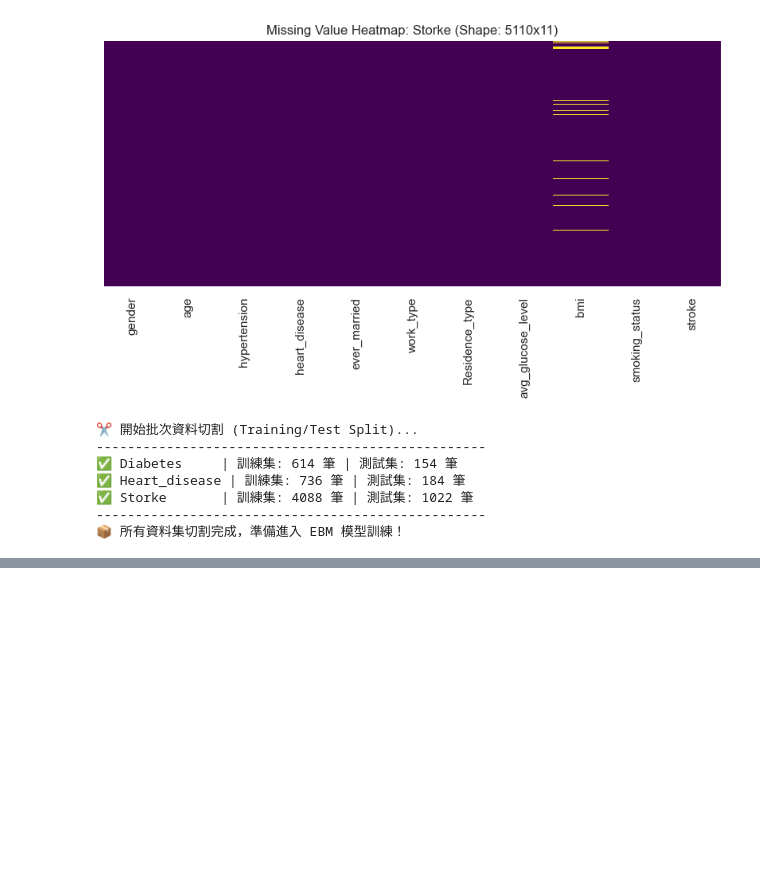
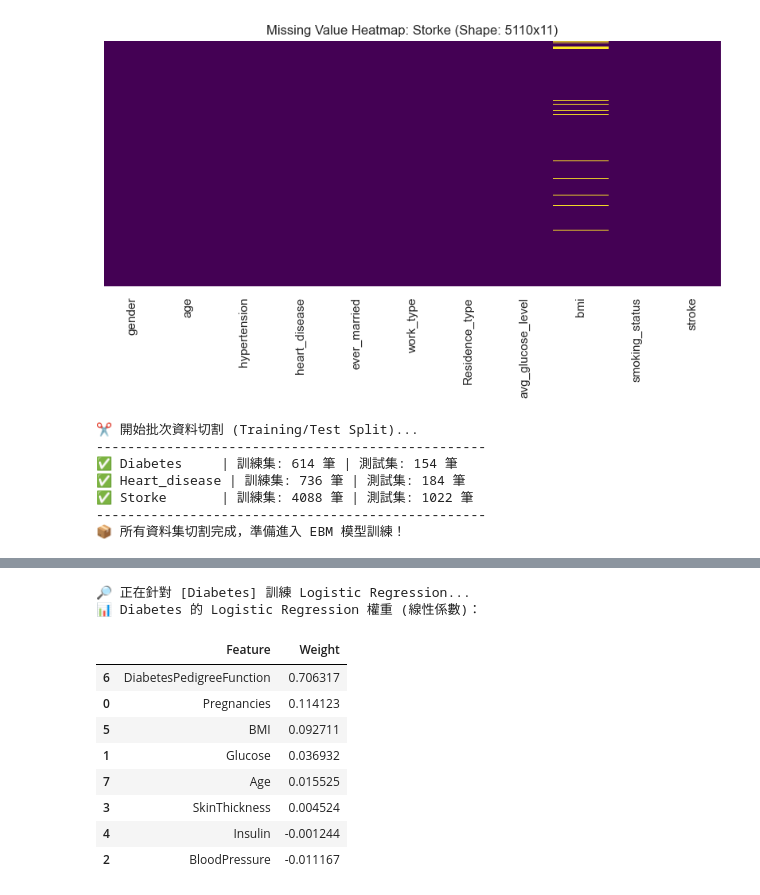
Before and after one commit to naomiyu1124-afk/InterpretDash_1358071_naomi, a Jupyter notebook: notebooks/w04_expiore.ipynb, the cells around one changed output, grey strips where cells are left out. Saved outputs shown, nothing was run; the diff lists cells and outputs as text; code cells hidden in the pictures; blank space fills up the shorter version.

```diff
--- a/notebooks/w04_expiore.ipynb
+++ b/notebooks/w04_expiore.ipynb
@@ -457,0 +475,43 @@ display(final_summary_df)
+# %%
+from sklearn.linear_model import LogisticRegression
+import numpy as np
+import pandas as pd
+
+# 1. 修正語法：加上 [0] 抓取第一個資料集名稱
+# 💡 如果妳想指定特定的，也可以寫 name = "diabetes"
+all_names = list(split_data.keys())
+if len(all_names) > 0:
+    name = all_names[0]
+    print(f"🔎 正在針對 [{name}] 訓練 Logistic Regression...")
+
+    # 2. 準備資料
+    X_train = split_data[name]['X_train']
+    # 💡 標籤二值化 (0 vs 1)
+    y_train = split_data[name]['y_train'].apply(lambda x: 1 if x > 0 else 0)
+
+    # 3. 訓練模型
+    lr_model = LogisticRegression(max_iter=1000)
+    lr_model.fit(X_train, y_train)
+
+    # 4. 產出權重表 (Weights)
+    weights = pd.DataFrame({
+        'Feature': X_train.columns,
+        'Weight': lr_model.coef_[0]
+    }).sort_values(by='Weight', ascending=False)
+
+    print(f"📊 {name} 的 Logistic Regression 權重 (線性係數)：")
+    display(weights)
+else:
+    print("❌ 錯誤：split_data 是空的，請先跑資料切割那一格。")
+# %% [output]
+🔎 正在針對 [Diabetes] 訓練 Logistic Regression...
+📊 Diabetes 的 Logistic Regression 權重 (線性係數)：
+|  | Feature | Weight |
+| 6 | DiabetesPedigreeFunction | 0.706317 |
+| 0 | Pregnancies | 0.114123 |
+| 5 | BMI | 0.092711 |
+| 1 | Glucose | 0.036932 |
+| 7 | Age | 0.015525 |
+| 3 | SkinThickness | 0.004524 |
+| 4 | Insulin | -0.001244 |
+| 2 | BloodPressure | -0.011167 |
```
Also changed, not shown: parts of 13 cells of this notebook, 1 other file.
